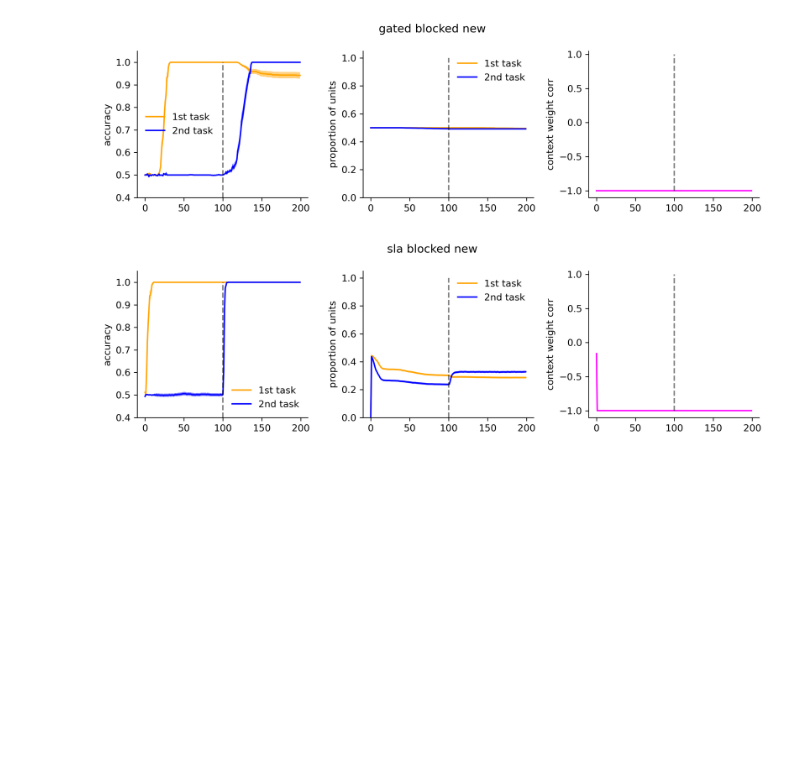
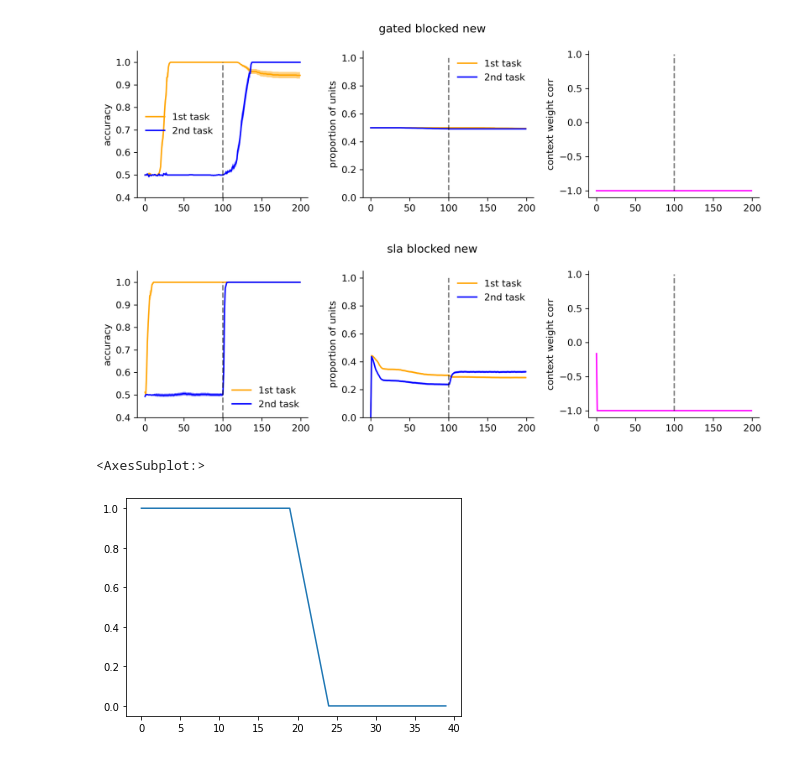
Before and after one commit to summerfieldlab/Flesch_Nagy_etal_HebbCL, a Jupyter notebook: scratchpad.ipynb, the cells around one changed output. Cells and saved outputs as stored; diff of their text form; code cells hidden in the pictures; blank space fills up the shorter version.

```diff
--- a/scratchpad.ipynb
+++ b/scratchpad.ipynb
@@ -107,3 +107,8 @@ for i,m in enumerate(models):
 [figure]
 [figure]
 [figure]
+# %%
+pd.Series(np.vstack((np.ones((20,1)),-1*np.zeros((20,1))))[:,0]).rolling(window=5,min_periods=1).mean().plot()
+# %% [output]
+<AxesSubplot:>
+[figure, added]
```
Also changed, not shown: parts of 4 cells of this notebook, 2 other files.
